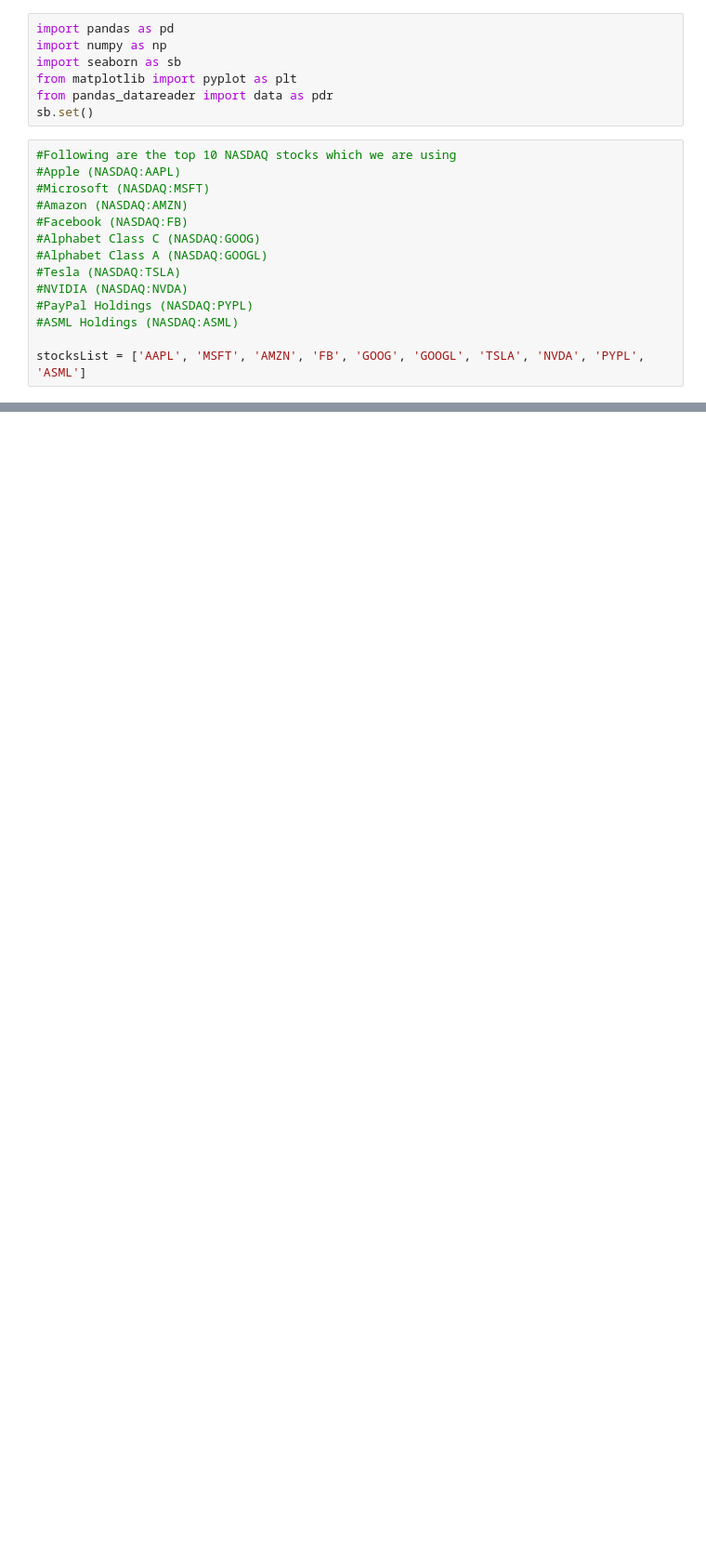
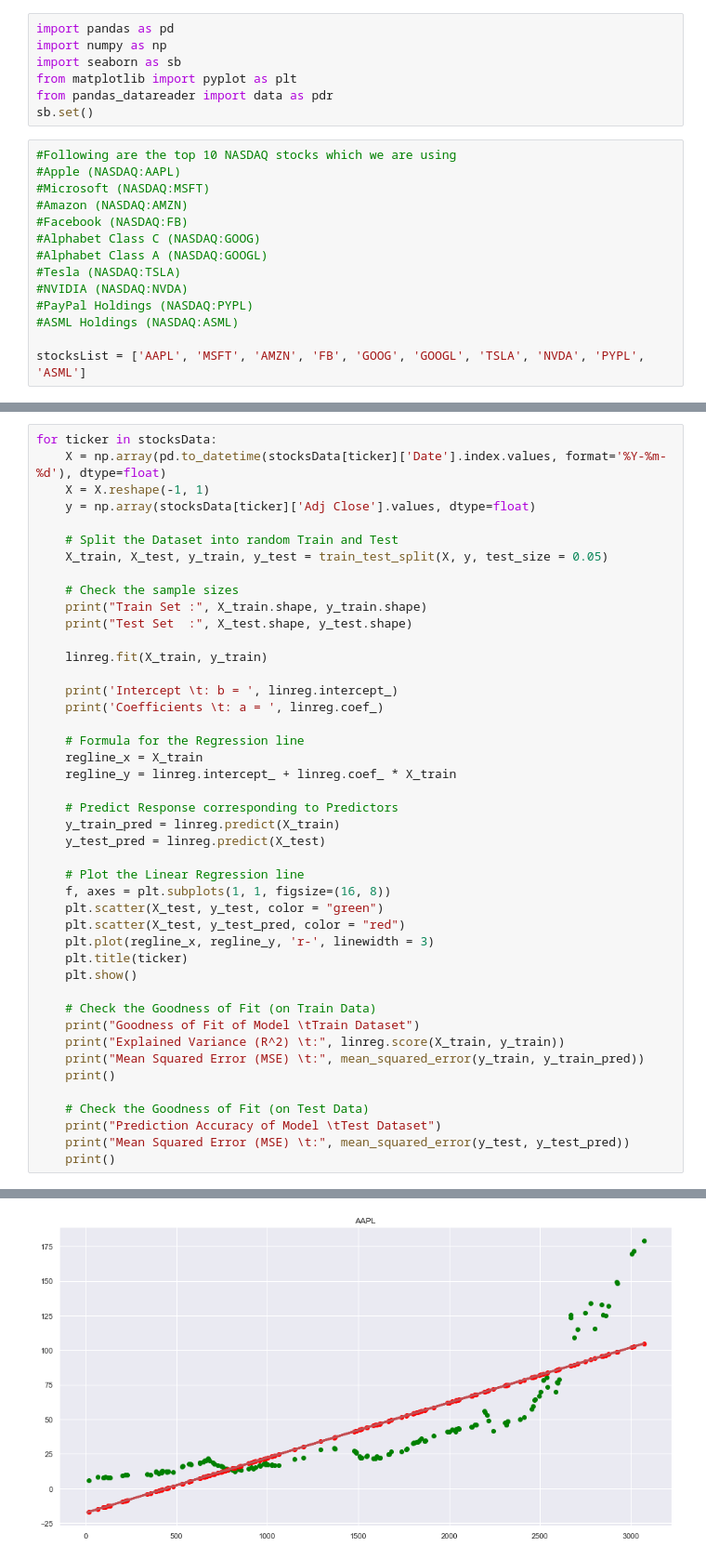
Before and after one commit to nobeeeeel/DSAI, a Jupyter notebook: stockTraderML.ipynb, the cells around one changed output, grey strips where cells are left out. Shown at 93% size. Saved outputs shown, nothing was run; the diff lists cells and outputs as text; blank space fills up the shorter version.

```diff
--- a/stockTraderML.ipynb
+++ b/stockTraderML.ipynb
@@ -251,0 +245,45 @@ aaplDF
+# %%
+for ticker in stocksData:
+    X = np.array(pd.to_datetime(stocksData[ticker]['Date'].index.values, format='%Y-%m-%d'), dtype=float)
+    X = X.reshape(-1, 1)
+    y = np.array(stocksData[ticker]['Adj Close'].values, dtype=float)
+
+    # Split the Dataset into random Train and Test
+    X_train, X_test, y_train, y_test = train_test_split(X, y, test_size = 0.05)
+
+    # Check the sample sizes
+    print("Train Set :", X_train.shape, y_train.shape)
+    print("Test Set  :", X_test.shape, y_test.shape)
+
+    linreg.fit(X_train, y_train)
+
+    print('Intercept \t: b = ', linreg.intercept_)
+    print('Coefficients \t: a = ', linreg.coef_)
+
+    # Formula for the Regression line
+    regline_x = X_train
+    regline_y = linreg.intercept_ + linreg.coef_ * X_train
+
+    # Predict Response corresponding to Predictors
+    y_train_pred = linreg.predict(X_train)
+    y_test_pred = linreg.predict(X_test)
+
+    # Plot the Linear Regression line
+    f, axes = plt.subplots(1, 1, figsize=(16, 8))
+    plt.scatter(X_test, y_test, color = "green")
+    plt.scatter(X_test, y_test_pred, color = "red")
+    plt.plot(regline_x, regline_y, 'r-', linewidth = 3)
+    plt.title(ticker)
+    plt.show()
+
+    # Check the Goodness of Fit (on Train Data)
+    print("Goodness of Fit of Model \tTrain Dataset")
+    print("Explained Variance (R^2) \t:", linreg.score(X_train, y_train))
+    print("Mean Squared Error (MSE) \t:", mean_squared_error(y_train, y_train_pred))
+    print()
+
+    # Check the Goodness of Fit (on Test Data)
+    print("Prediction Accuracy of Model \tTest Dataset")
+    print("Mean Squared Error (MSE) \t:", mean_squared_error(y_test, y_test_pred))
+    print()
+# %% [output]
@@ -251,0 +294 @@ aaplDF
+[figure, added]
```
Also changed, not shown: parts of 22 cells of this notebook.
